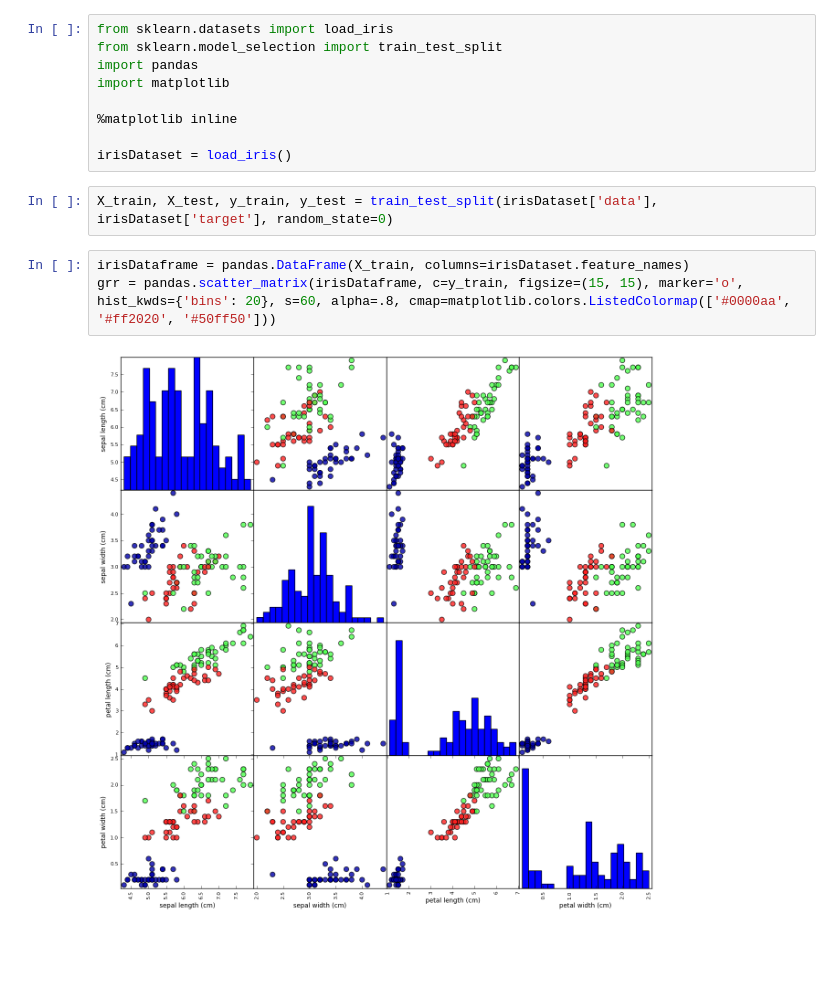
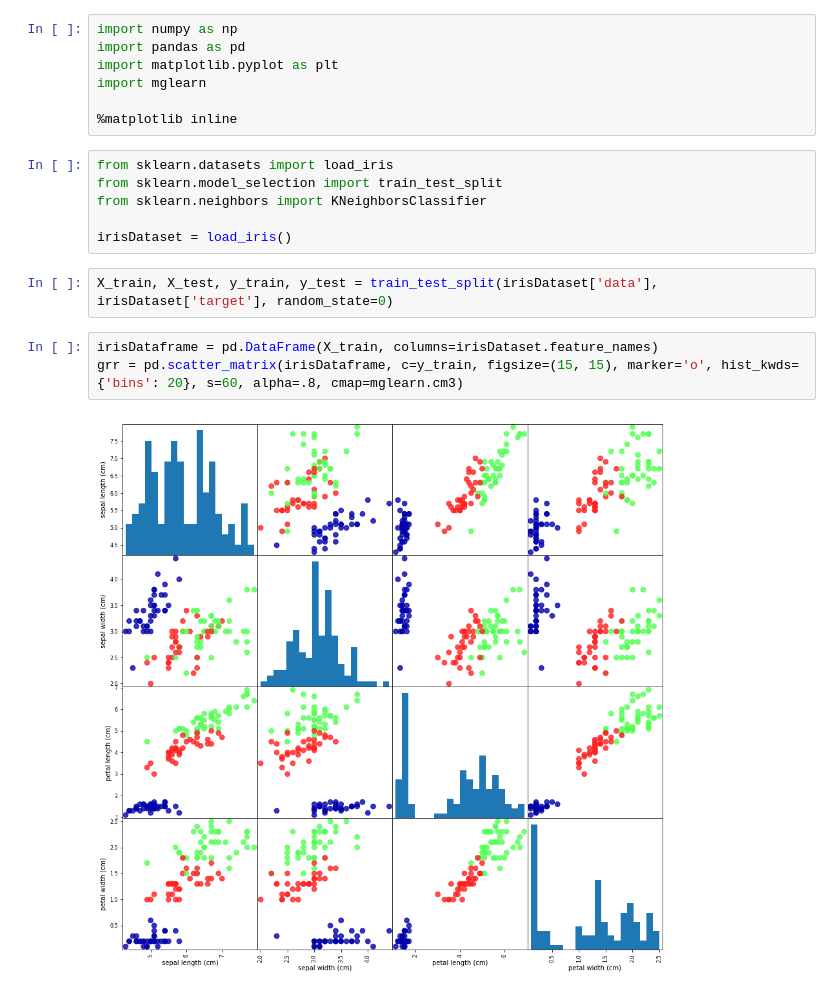
Before and after one commit to richyliu/stocktracker, a Jupyter notebook: neuralNetworks/iris_knn.ipynb, the cells around one changed output. Cells and saved outputs as stored; diff of their text form; blank space fills up the shorter version.

```diff
--- a/neuralNetworks/iris_knn.ipynb
+++ b/neuralNetworks/iris_knn.ipynb
@@ -1,16 +1,20 @@
+# %%
+import numpy as np
+import pandas as pd
+import matplotlib.pyplot as plt
+import mglearn
+
+%matplotlib inline
 # %%
 from sklearn.datasets import load_iris
 from sklearn.model_selection import train_test_split
-import pandas
-import matplotlib
-
-%matplotlib inline
+from sklearn.neighbors import KNeighborsClassifier
 
 irisDataset = load_iris()
 # %%
 X_train, X_test, y_train, y_test = train_test_split(irisDataset['data'], irisDataset['target'], random_state=0)
 # %%
-irisDataframe = pandas.DataFrame(X_train, columns=irisDataset.feature_names)
-grr = pandas.scatter_matrix(irisDataframe, c=y_train, figsize=(15, 15), marker='o', hist_kwds={'bins': 20}, s=60, alpha=.8, cmap=matplotlib.colors.ListedColormap(['#0000aa', '#ff2020', '#50ff50']))
+irisDataframe = pd.DataFrame(X_train, columns=irisDataset.feature_names)
+grr = pd.scatter_matrix(irisDataframe, c=y_train, figsize=(15, 15), marker='o', hist_kwds={'bins': 20}, s=60, alpha=.8, cmap=mglearn.cm3)
 # %% [output]
-[figure, old version]
+[figure, new version]
```
Also changed, not shown: parts of 2 cells of this notebook, 1 other file.
